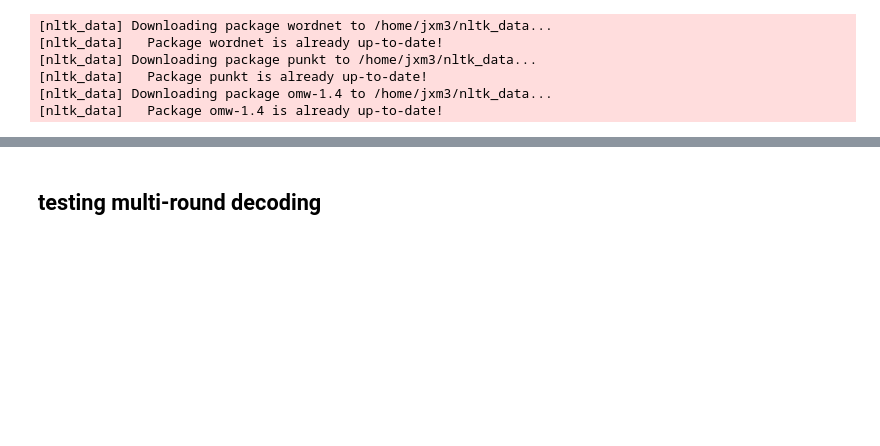
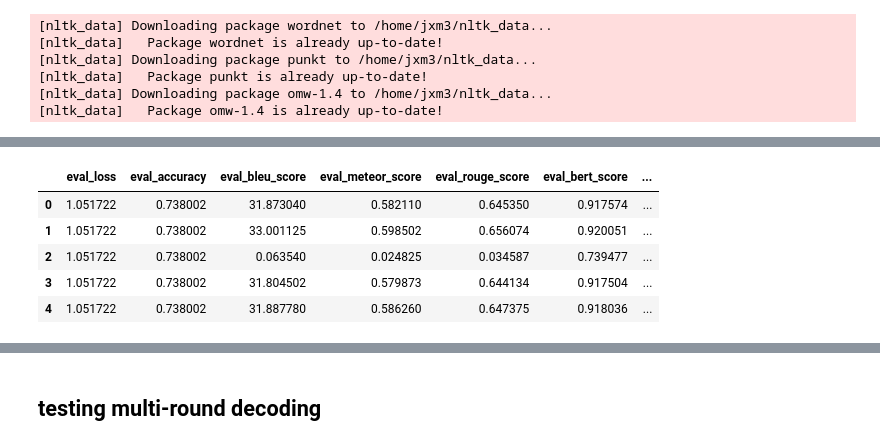
Before and after one commit to jxmorris12/vec2text, a Jupyter notebook: notebooks/2023-05-08 Multi-round contrastive decoding.ipynb, the cells around one changed output, grey strips where cells are left out. Cells and saved outputs as stored; diff of their text form; code cells hidden in the pictures; blank space fills up the shorter version.

```diff
--- a/notebooks/2023-05-08 Multi-round contrastive decoding.ipynb
+++ b/notebooks/2023-05-08 Multi-round contrastive decoding.ipynb
@@ -39,0 +197,11 @@ For now, this behavior is kept to avoid breaking backwards compatibility when pa
+# %%
+import pandas as pd
+df = pd.DataFrame(data)
+df.head()
+# %% [output]
+|  | eval_loss | eval_accuracy | eval_bleu_score | eval_meteor_score | eval_rouge_score | eval_bert_score | ... |
+| 0 | 1.051722 | 0.738002 | 31.873040 | 0.582110 | 0.645350 | 0.917574 | ... |
+| 1 | 1.051722 | 0.738002 | 33.001125 | 0.598502 | 0.656074 | 0.920051 | ... |
+| 2 | 1.051722 | 0.738002 | 0.063540 | 0.024825 | 0.034587 | 0.739477 | ... |
+| 3 | 1.051722 | 0.738002 | 31.804502 | 0.579873 | 0.644134 | 0.917504 | ... |
+| 4 | 1.051722 | 0.738002 | 31.887780 | 0.586260 | 0.647375 | 0.918036 | ... |
```
Also changed, not shown: parts of 7 cells of this notebook, 2 other files.
